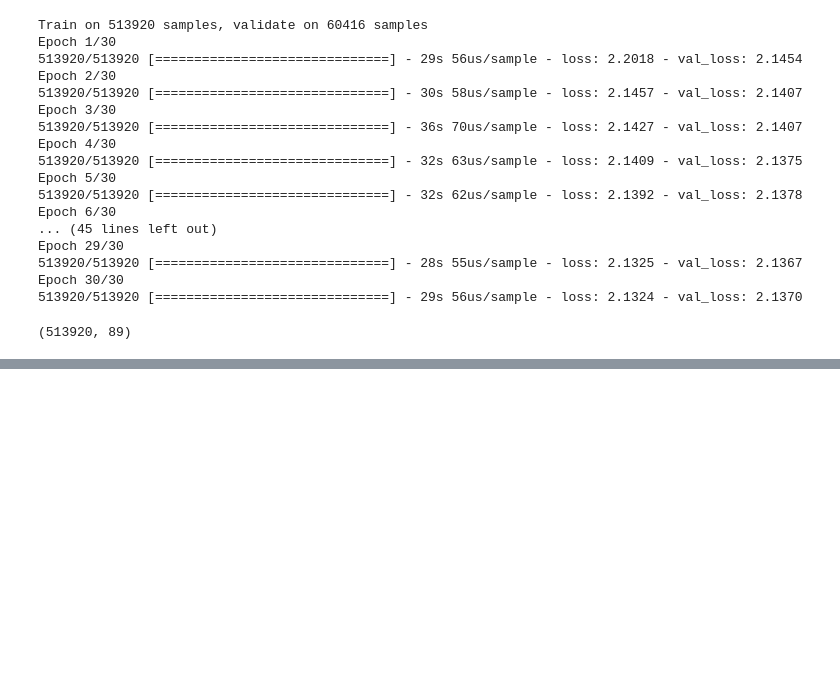
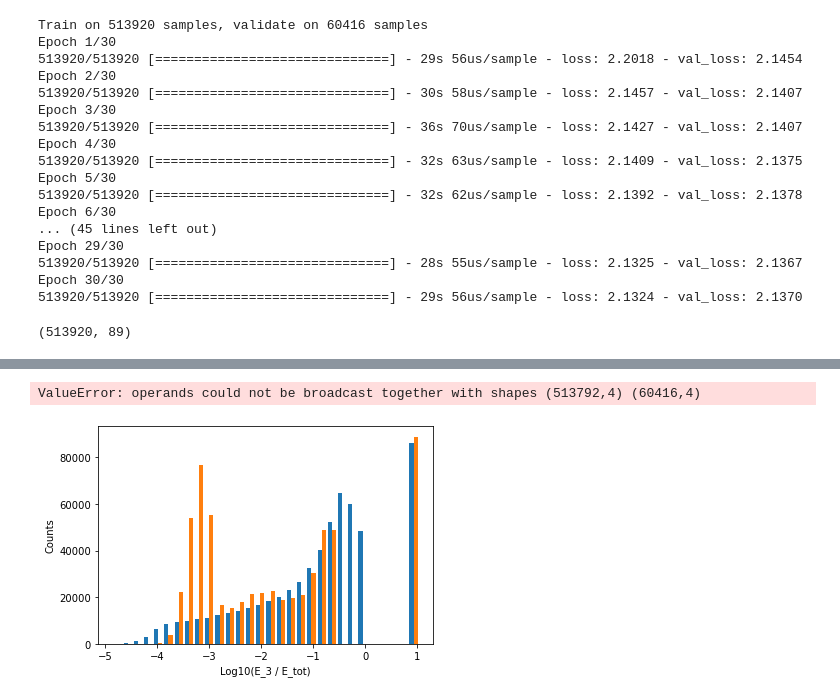
Before and after one commit to jaredaevans/Hadronizer, a Jupyter notebook: HadronizationNN.ipynb, the cells around one changed output, grey strips where cells are left out. Drawn from its saved outputs; the diff is of its cells as text; code cells hidden in the pictures; blank space fills up the shorter version.

Commit message:
updated with plots

```diff
--- a/HadronizationNN.ipynb
+++ b/HadronizationNN.ipynb
@@ -592,0 +649,54 @@ yf_train.shape
+# %%
+pred_train = var_auto_encoder.decoder.predict([tf.random.normal(shape=[len(x_train),5]),x_train])
+pred_val = var_auto_encoder.decoder.predict([tf.random.normal(shape=[len(x_val),5]),x_val])
+pred_test = var_auto_encoder.decoder.predict([tf.random.normal(shape=[len(x_test),5]),x_test])
+pred_all = np.concatenate((pred_train, pred_val,pred_test), axis=0)
+# %% [output]
+ValueError: operands could not be broadcast together with shapes (513792,4) (60416,4)
+# %%
+x_all = np.concatenate((x_train, x_val,x_test), axis=0)
+# %%
+def E_fraction(x,y, isLinear = False):
+    E12 = x[:,0]+x[:,4]
+    E3 = np.sqrt(np.sum(y[:,1:4]**2,axis=-1))
+    z = [10 if k[0] < 0 else 0 for k in y]
+    if isLinear:
+        return E3/E12
+    else:
+        return np.log(E3/E12+1e-5+z)/np.log(10)
+
+def angles(x,y, isLinear = False):
+    p1 = x[:,1:4]
+    p2 = x[:,5:8]
+    p3 = y[:,1:4]
+    z = [10 if k[0] < 0 else 0 for k in y]
+    ctheta = np.sum(p1*p3,axis=-1)/np.sqrt(np.sum(p1*p1+1e-8,axis=-1)*np.sum(p3*p3+1e-8,axis=-1))
+    if isLinear:
+        return ctheta
+    else:
+        return np.log(1-ctheta+1e-8+z)/np.log(10)
+
+def angle_from_cm(x,y, isLinear = False):
+    pcm = x[:,1:4]+x[:,5:8]
+    p3 = y[:,1:4]
+    z = [10 if k[0] < 0 else 0 for k in y]
+    ctheta = np.sum(pcm*p3,axis=-1)/np.sqrt(np.sum(pcm*pcm+1e-8,axis=-1)*np.sum(p3*p3+1e-8,axis=-1))
+    if isLinear:
+        return ctheta
+    else:
+        return np.log(1-ctheta+1e-8+z)/np.log(10)
+# %%
+Es = E_fraction(x_raw,y_raw)
+cthe =  angles(x_raw,y_raw)
+cthecm = angle_from_cm(x_raw,y_raw)
+# %%
+Es_new = E_fraction(x_all,pred_all)
+cthe_new =  angles(x_all,pred_all)
+cthecm_new = angle_from_cm(x_all,pred_all)
+# %%
+plt.hist((Es,Es_new),bins =30)
+plt.xlabel("Log10(E_3 / E_tot)")
+plt.ylabel("Counts")
+plt.show()
+# %% [output]
+[figure, added]
```
Also changed, not shown: parts of 22 cells of this notebook, 1 other file.
